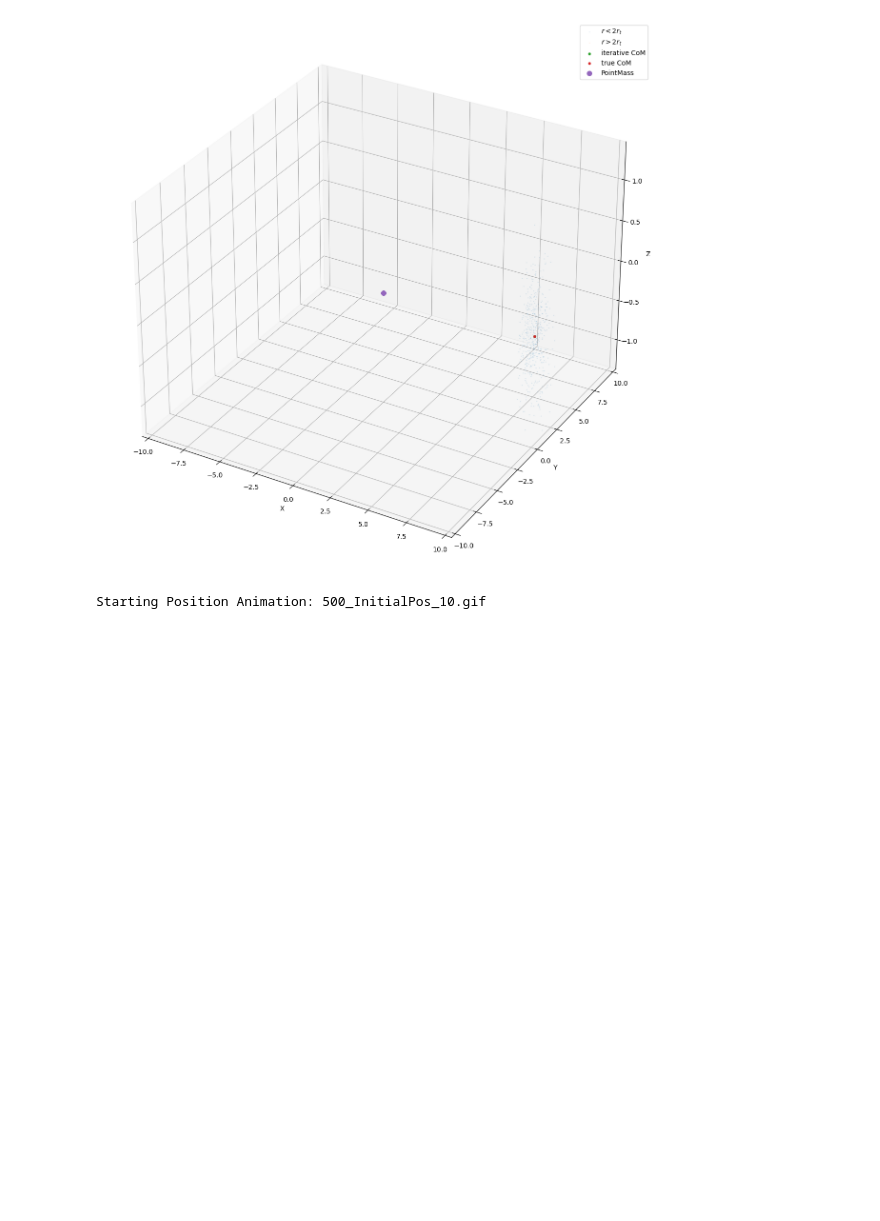
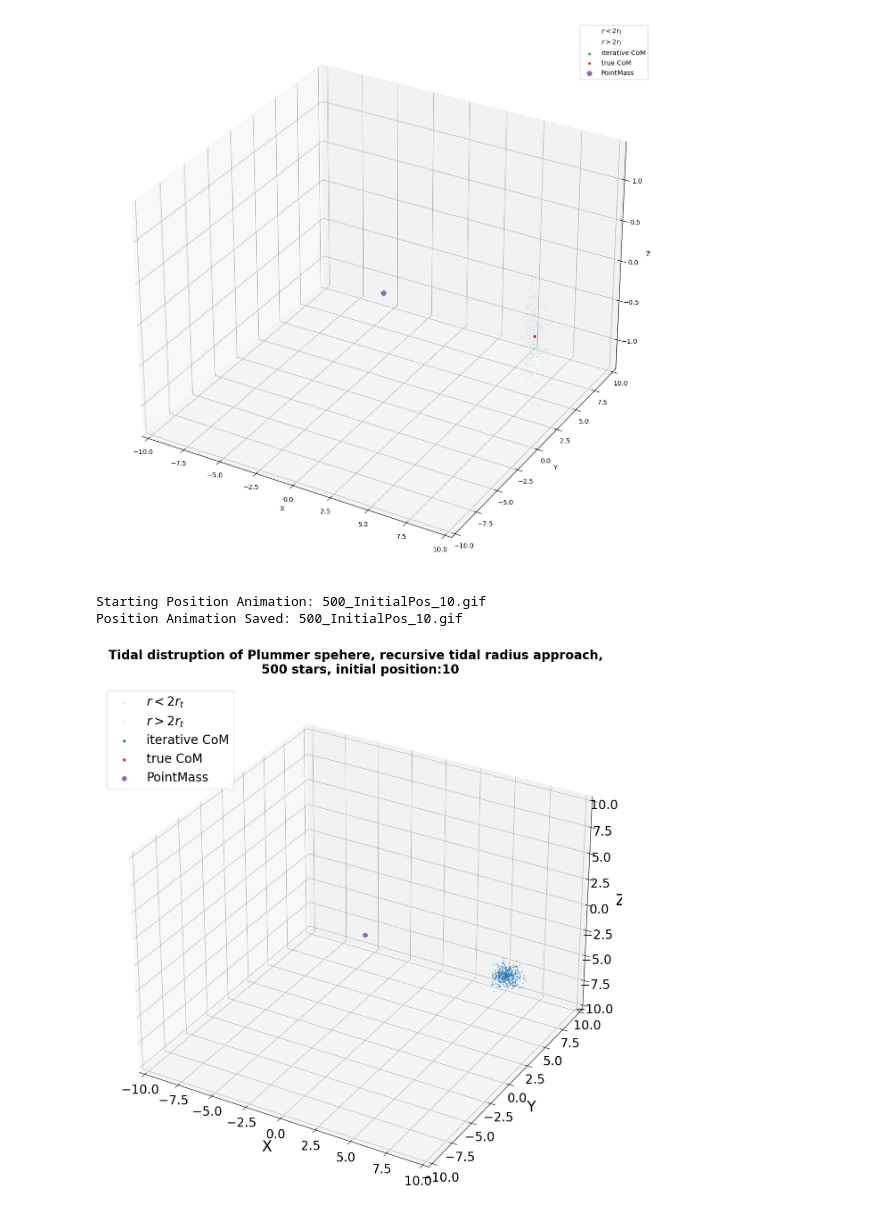
Before and after one commit to Berto70/pod_compastro23, a Jupyter notebook: Project/Analysis.ipynb, the cells around one changed output. Cells and saved outputs as stored; diff of their text form; code cells hidden in the pictures; blank space fills up the shorter version.

```diff
--- a/Project/Analysis.ipynb
+++ b/Project/Analysis.ipynb
@@ -252,7 +162,7 @@ ax.legend()
 [figure]
 # %%
 ### downsampling
-m = 1
+m = 2
 
 pos_array_plot = position.copy() #the copy is useful to not overwrite pos_array (otherwise you would need to rerun the integration, we don't want that)
 
@@ -290,10 +200,10 @@ frames = np.concatenate([
 snapshot = 0
 pos_snap = position[snapshot]
 flag = flag_history[snapshot]
-ax.scatter(pos_snap[flag, 0], pos_snap[flag, 1], pos_snap[flag, 2], label=r'$r < 2r_{t}$', s=1, alpha=0.2, zorder=-1)
-ax.scatter(pos_snap[~flag, 0], pos_snap[~flag, 1], pos_snap[~flag, 2], label=r'$r> 2r_{t}$', s=1, alpha=0.2, zorder=-1)
-ax.scatter(com_history[snapshot][0], com_history[snapshot][1], com_history[snapshot][2], s=10, label='iterative CoM', zorder=1)
-ax.scatter(position[snapshot].mean(axis=0)[0], position[snapshot].mean(axis=0)[1], position[snapshot].mean(axis=0)[2], s=10, label='true CoM', zorder=1)
+ax.scatter(pos_snap[flag, 0], pos_snap[flag, 1], pos_snap[flag, 2], label=r'$r < 2r_{t}$', s=1, alpha=0.5, zorder=-1)
+ax.scatter(pos_snap[~flag, 0], pos_snap[~flag, 1], pos_snap[~flag, 2], label=r'$r> 2r_{t}$', s=1, alpha=0.5, zorder=-1)
+ax.scatter(com_history[snapshot][0], com_history[snapshot][1], com_history[snapshot][2], s=15, label='iterative CoM', zorder=1)
+ax.scatter(position[snapshot].mean(axis=0)[0], position[snapshot].mean(axis=0)[1], position[snapshot].mean(axis=0)[2], s=15, label='true CoM', zorder=1)
 ax.scatter(0,0,0, s=50, label='PointMass')
 
 ax.set_xlim(-initial_position, initial_position)
@@ -304,36 +214,38 @@ ax.set_ylabel('Y')
 ax.set_zlabel('Z')
 ax.legend('upper left')
 
 
 def update_pos(frame):
     ax.clear()
 
     pos_snap = position[frame]
     flag = flag_history[frame]
-    ax.scatter(pos_snap[flag, 0], pos_snap[flag, 1], pos_snap[flag, 2], label=r'$r < 2r_{t}$', s=1, alpha=0.1, zorder=-1)
-    ax.scatter(pos_snap[~flag, 0], pos_snap[~flag, 1], pos_snap[~flag, 2], label=r'$r> 2r_{t}$', s=1, alpha=0.1, zorder=-1)
-    ax.scatter(com_history[frame][0], com_history[frame][1], com_history[frame][2], s=10, label='iterative CoM', zorder=1)
-    ax.scatter(position[frame].mean(axis=0)[0], position[frame].mean(axis=0)[1], position[frame].mean(axis=0)[2], s=10, label='true CoM', zorder=1)
+    ax.scatter(pos_snap[flag, 0], pos_snap[flag, 1], pos_snap[flag, 2], label=r'$r < 2r_{t}$', s=1, alpha=0.5, zorder=-1)
+    ax.scatter(pos_snap[~flag, 0], pos_snap[~flag, 1], pos_snap[~flag, 2], label=r'$r> 2r_{t}$', s=1, alpha=0.5, zorder=-1)
+    ax.scatter(com_history[frame][0], com_history[frame][1], com_history[frame][2], s=15, label='iterative CoM', zorder=1)
+    ax.scatter(position[frame].mean(axis=0)[0], position[frame].mean(axis=0)[1], position[frame].mean(axis=0)[2], s=15, label='true CoM', zorder=1)
     ax.scatter(0,0,0, s=50, label='PointMass')
 
     ax.set_xlim(-initial_position, initial_position)
     ax.set_ylim(-initial_position, initial_position)
     ax.set_zlim(-initial_position, initial_position)
     ax.set_xlabel('X')
     ax.set_ylabel('Y')
     ax.set_zlabel('Z')
     ax.legend('upper left')
-    ax.set_title(f'Tidal distruption of Plummer spehere, recursive tidal radius approach, \n, {N} stars, initial position:{initial_position}')
+    ax.set_title(f'Tidal distruption of Plummer spehere, recursive tidal radius approach, \n {N} stars, initial position:{initial_position}')
     ax.legend(loc='upper left')
 
     # fig.suptitle(f'Tidal distruption of Plummer spehere, recursive tidal radius approach',
     #              fontsize=24, fontweight='600')
 
 print(f"Starting Position Animation: {N}_InitialPos_{initial_position}.gif ")
 
-gif_pos = animation.FuncAnimation(fig=fig, func=update_pos, frames=frames, interval=100)
+gif_pos = animation.FuncAnimation(fig=fig, func=update_pos, frames=frames, interval=10)
 gif_pos.save(f"./gif/Galaxy_FoR_recursive_tidalCoM/{N}_InitialPos_{initial_position}.gif", writer="pillow")
 
 print(f"Position Animation Saved: {N}_InitialPos_{initial_position}.gif")
 # %% [output]
 Starting Position Animation: 500_InitialPos_10.gif
+Position Animation Saved: 500_InitialPos_10.gif
+[figure, added]
```
Also changed, not shown: parts of 24 cells of this notebook, 6 other files.
